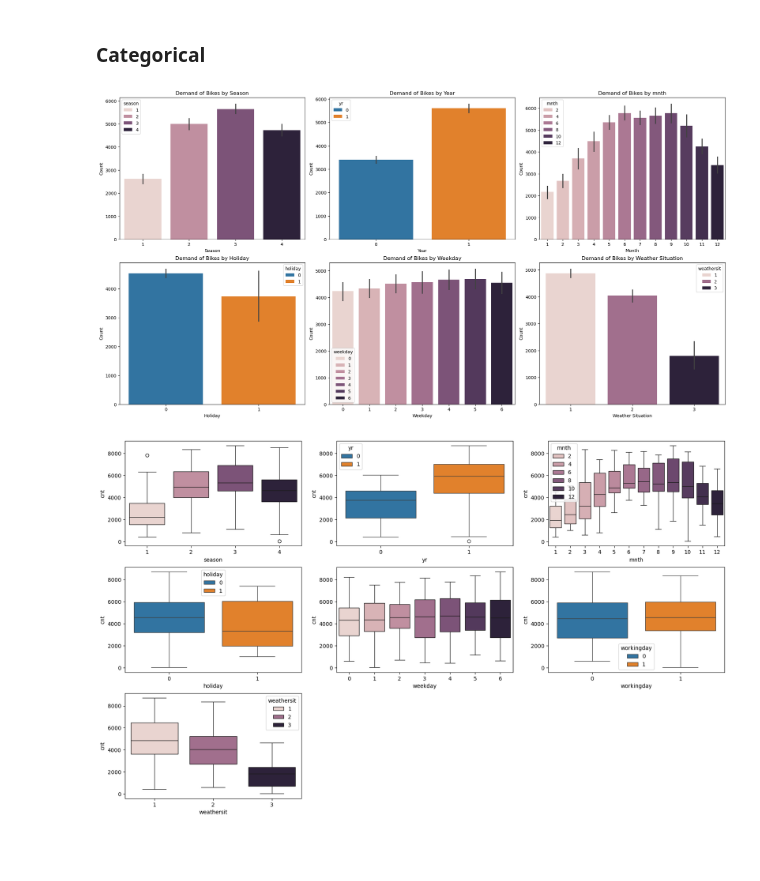
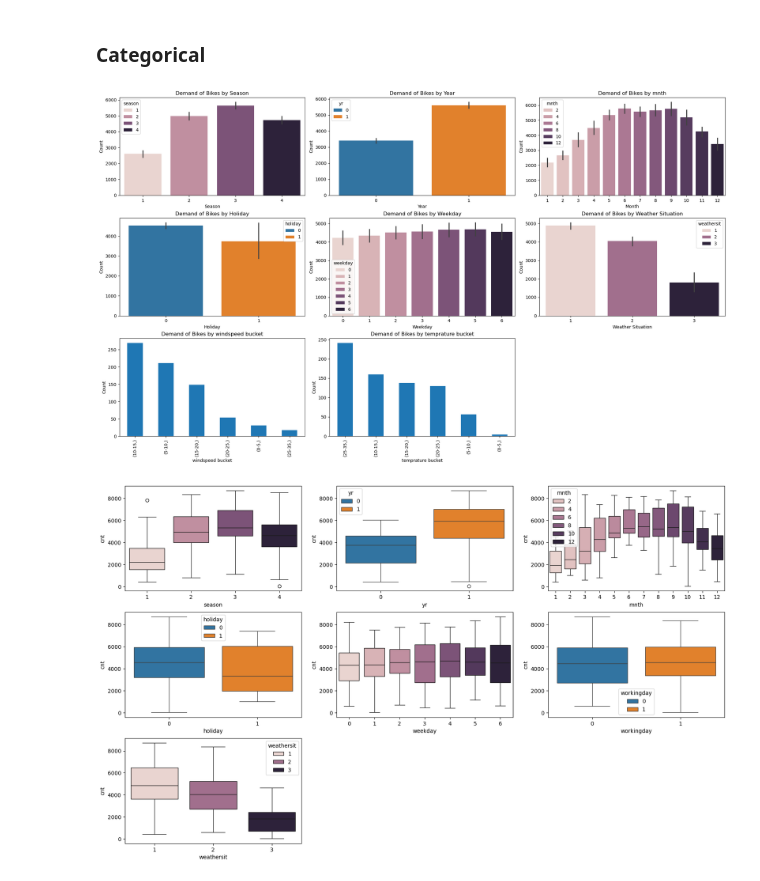
Before and after one commit to niranjantitan76/ML_SharingBikeDemand, a Jupyter notebook: MultipleLinearRegression_BikeDemandCaseStudy_Niranjan_Singh.ipynb, the cells around one changed output. Saved outputs shown, nothing was run; the diff lists cells and outputs as text; code cells hidden in the pictures; blank space fills up the shorter version.

```diff
--- a/MultipleLinearRegression_BikeDemandCaseStudy_Niranjan_Singh.ipynb
+++ b/MultipleLinearRegression_BikeDemandCaseStudy_Niranjan_Singh.ipynb
@@ -191,0 +201,17 @@ df_bikes.sort_values(by=['cnt'],ascending=False).head()
+# %%
+#temprature ratio
+df_bikes['temp_ratio']=df_bikes['temp']/df_bikes['cnt']
+#windspeed ratio
+df_bikes['windspeed_ratio']=df_bikes['windspeed']/df_bikes['cnt']
+
+# Categorising temp into buckets
+bins = [0,5,10, 15,20,25,35]
+labels = ['0-5','5-10','10-15','15-20','20-25','25-35']
+df_bikes['temp_bucket'] = pd.cut(df_bikes['temp'], bins=bins, labels=labels)
+
+
+# Categorising windspeed into buckets
+bins = [0,5,10, 15,20,25,35]
+labels = ['0-5','5-10','10-15','15-20','20-25','25-35']
+df_bikes['windspeed_bucket'] = pd.cut(df_bikes['windspeed'], bins=bins, labels=labels)
+df_bikes.head()
@@ -280,9 +377,9 @@ plt.show()
 # %% [markdown]
 ### Categorical
 # %%
-from matplotlib.gridspec import GridSpec
+
 fig=plt.figure(constrained_layout=True,figsize=(20,15))
-gs=GridSpec(3,3,figure=fig)
+gs=GridSpec(4,3,figure=fig)
 
 #Season Analysis
 ax6=fig.add_subplot(gs[0,0])
@@ -307,35 +404,46 @@ plt.title('Demand of Bikes by mnth')
 plt.xlabel('Month')
 plt.ylabel('Count')
 
 
 #Holiday Analysis
 ax6=fig.add_subplot(gs[1,0])
 sns.barplot(data=df_bikes, x='holiday', y='cnt' ,order=df_bikes['holiday'].unique(), hue='holiday',ax=ax6)
 plt.title('Demand of Bikes by Holiday')
 plt.xlabel('Holiday')
 plt.ylabel('Count')
 
 
 #Weekday Analysis
 ax5=fig.add_subplot(gs[1,1])
 sns.barplot(data=df_bikes, x='weekday', y='cnt',order=sorted(df_bikes['weekday'].unique()), hue='weekday',ax=ax5)
 plt.title('Demand of Bikes by Weekday')
 plt.xlabel('Weekday')
 plt.ylabel('Count')
 
 
-#Loan Status Analysis
 ax5=fig.add_subplot(gs[1,2])
 sns.barplot(data=df_bikes, x='weathersit', y='cnt', order=sorted(df_bikes['weathersit'].unique()), hue='weathersit',ax=ax5)
 plt.title('Demand of Bikes by Weather Situation')
 plt.xlabel('Weather Situation')
 plt.ylabel('Count')
 plt.title('Demand of Bikes by Weather Situation')
 
+ax5=fig.add_subplot(gs[2,0])
+df_bikes[['windspeed_bucket']].value_counts().plot.bar()
+plt.xlabel('windspeed bucket')
+plt.ylabel('Count')
+plt.title('Demand of Bikes by windspeed bucket')
+
+ax5=fig.add_subplot(gs[2,1])
+df_bikes[['temp_bucket']].value_counts().plot.bar()
+plt.xlabel('temprature bucket')
+plt.ylabel('Count')
+plt.title('Demand of Bikes by temprature bucket')
+
  # Display the chart
 plt.show()
 # %% [output]
-[figure, old version]
+[figure, new version]
 # %%
 plt.figure(figsize=(20, 12))
 plt.subplot(3,3,1)
```
Also changed, not shown: parts of 42 cells of this notebook, 1 other file.
